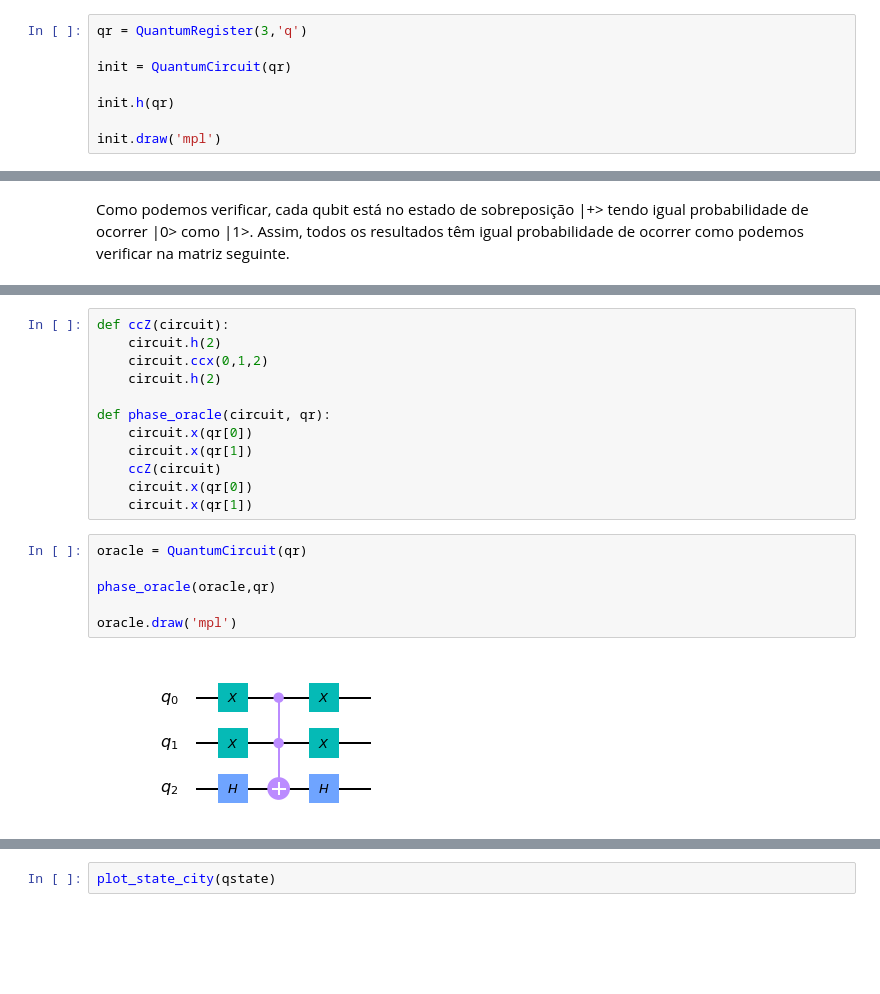
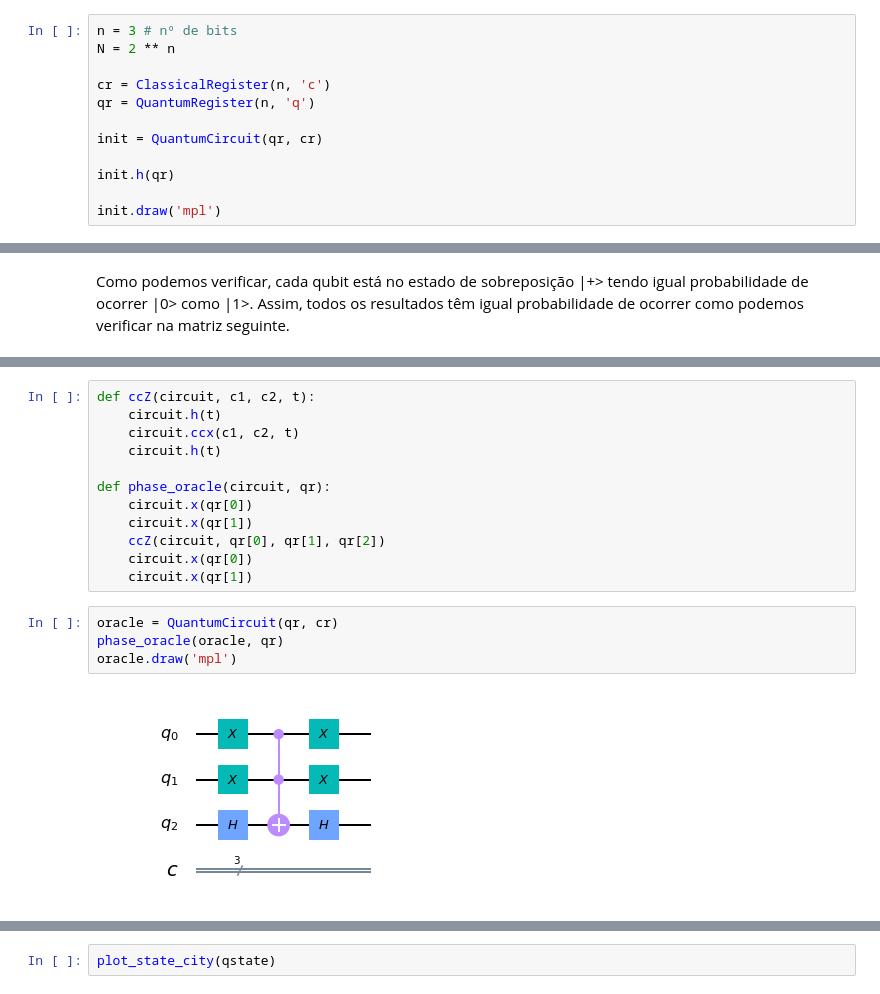
Before and after one commit to SiIky/ic-1920-tp, a Jupyter notebook: tp2/TP2.ipynb, the cells around one changed output, grey strips where cells are left out. Drawn from its saved outputs; the diff is of its cells as text; blank space fills up the shorter version.

```diff
--- a/tp2/TP2.ipynb
+++ b/tp2/TP2.ipynb
@@ -18,7 +20,11 @@ Pretendemos que todos os estados sejam verificados portanto criamos uma sobrepos
 # %%
-qr = QuantumRegister(3,'q')
+n = 3 # nº de bits
+N = 2 ** n
 
-init = QuantumCircuit(qr)
+cr = ClassicalRegister(n, 'c')
+qr = QuantumRegister(n, 'q')
+
+init = QuantumCircuit(qr, cr)
 
 init.h(qr)
 
@@ -45,21 +56,19 @@ print(qstate.real)
 # %%
-def ccZ(circuit):
-    circuit.h(2)
-    circuit.ccx(0,1,2)
-    circuit.h(2)
+def ccZ(circuit, c1, c2, t):
+    circuit.h(t)
+    circuit.ccx(c1, c2, t)
+    circuit.h(t)
 
 def phase_oracle(circuit, qr):
     circuit.x(qr[0])
     circuit.x(qr[1])
-    ccZ(circuit)
+    ccZ(circuit, qr[0], qr[1], qr[2])
     circuit.x(qr[0])
     circuit.x(qr[1])
 # %%
-oracle = QuantumCircuit(qr)
-
-phase_oracle(oracle,qr)
-
+oracle = QuantumCircuit(qr, cr)
+phase_oracle(oracle, qr)
 oracle.draw('mpl')
 # %% [output]
-[figure, old version]
+[figure, new version]
 # %%
```
Also changed, not shown: parts of 23 cells of this notebook.
